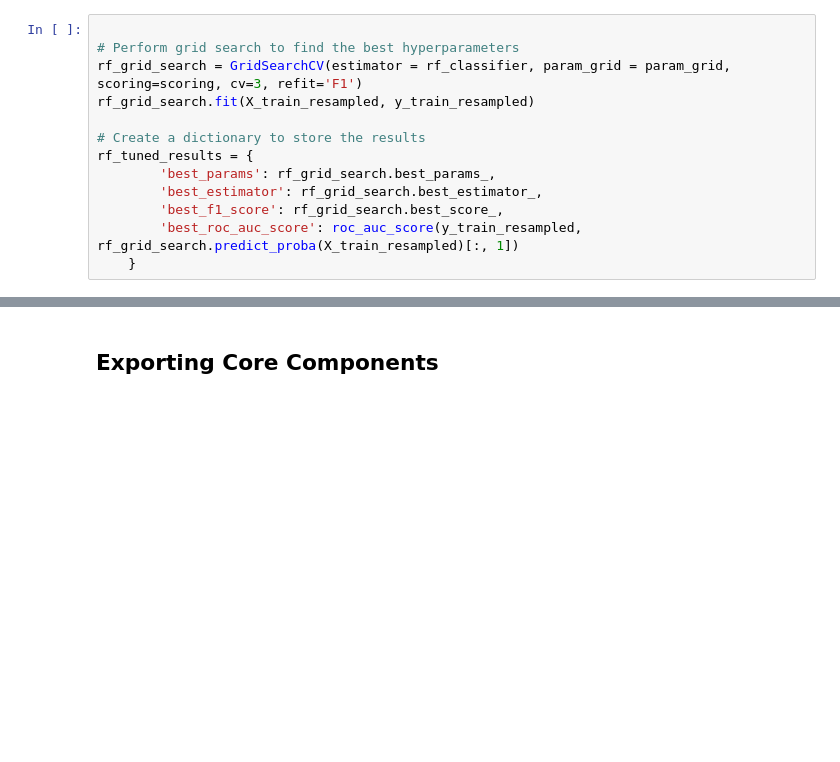
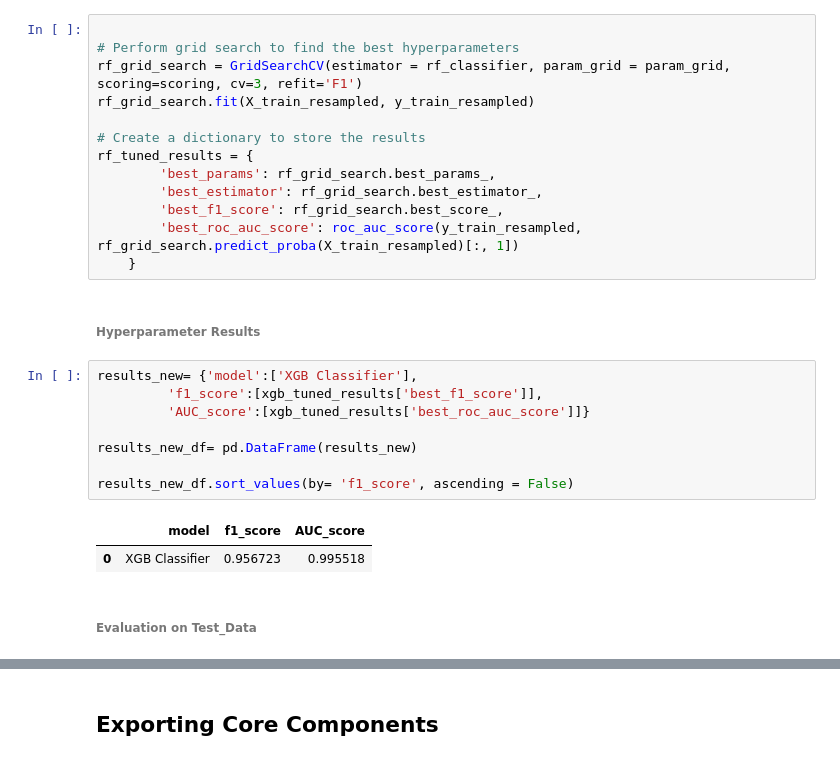
Before and after one commit to MrDadzie/Income-Prediction-Project, a Jupyter notebook: Starter_notebook.ipynb, the cells around one changed output, grey strips where cells are left out. Drawn from its saved outputs; the diff is of its cells as text; blank space fills up the shorter version.

```diff
--- a/Starter_notebook.ipynb
+++ b/Starter_notebook.ipynb
@@ -561,3 +561,18 @@ rf_tuned_results = {
         'best_f1_score': rf_grid_search.best_score_,
         'best_roc_auc_score': roc_auc_score(y_train_resampled, rf_grid_search.predict_proba(X_train_resampled)[:, 1])
     }
+# %% [markdown]
+###### Hyperparameter Results
+# %%
+results_new= {'model':['XGB Classifier'],
+         'f1_score':[xgb_tuned_results['best_f1_score']],
+         'AUC_score':[xgb_tuned_results['best_roc_auc_score']]}
+
+results_new_df= pd.DataFrame(results_new)
+
+results_new_df.sort_values(by= 'f1_score', ascending = False)
+# %% [output]
+|  | model | f1_score | AUC_score |
+| 0 | XGB Classifier | 0.956723 | 0.995518 |
+# %% [markdown]
+###### Evaluation on Test_Data
```
Also changed, not shown: parts of 17 cells of this notebook.
